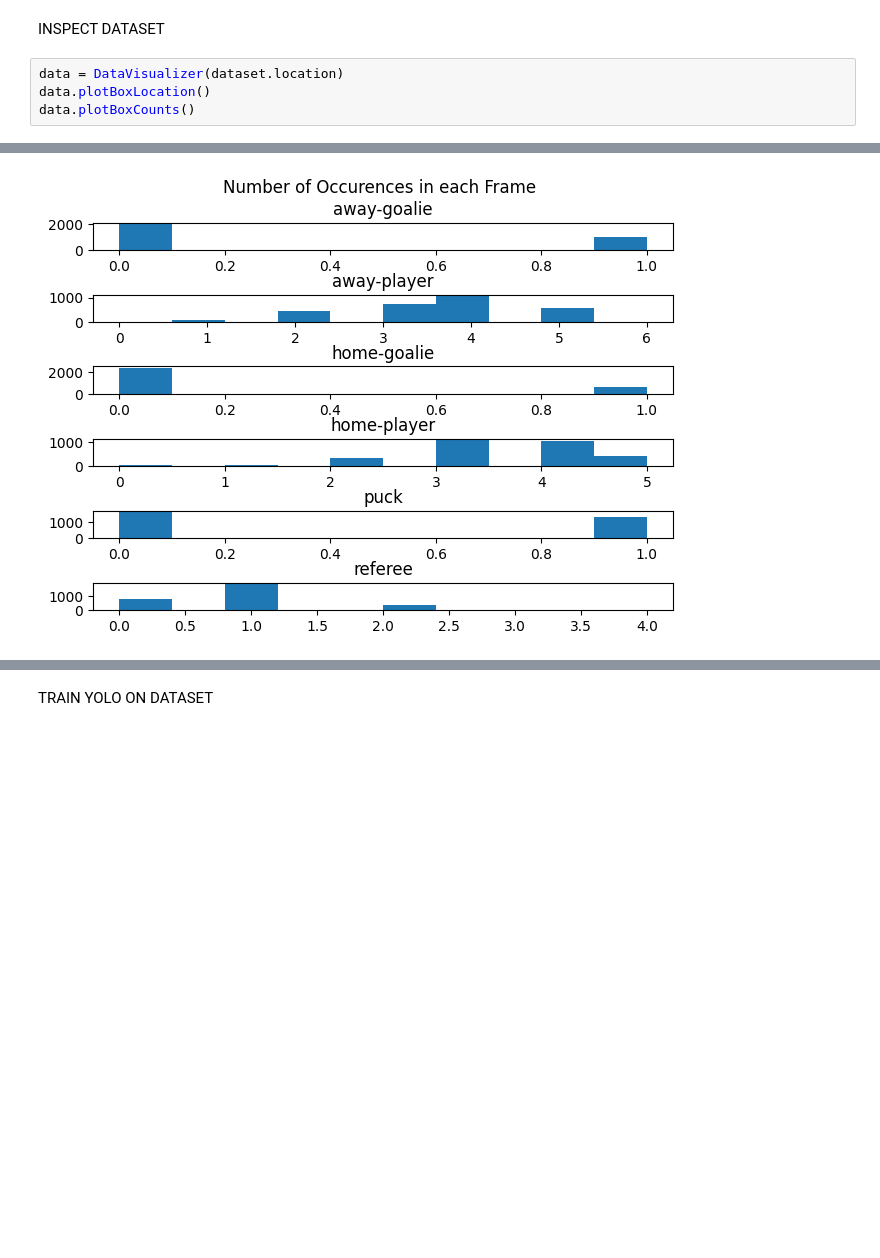
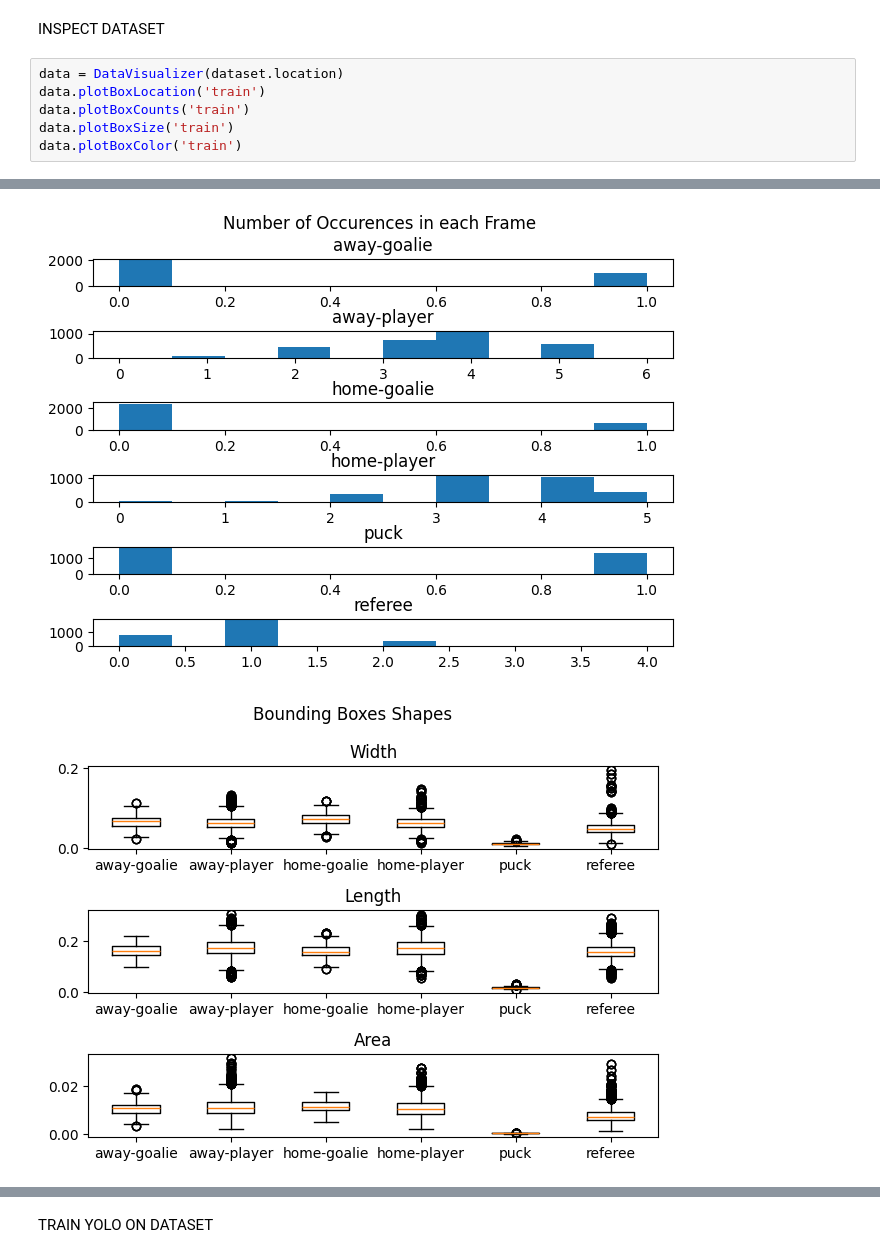
Before and after one commit to NickRomanchuk/nhl_player_tracker, a Jupyter notebook: model_training/model_training_main.ipynb, the cells around one changed output, grey strips where cells are left out. Saved outputs shown, nothing was run; the diff lists cells and outputs as text; blank space fills up the shorter version.

Commit message:
additional charts for inspecting training data

```diff
--- a/model_training/model_training_main.ipynb
+++ b/model_training/model_training_main.ipynb
@@ -25,8 +25,11 @@ loading Roboflow project...
 INSPECT DATASET
 # %%
 data = DataVisualizer(dataset.location)
-data.plotBoxLocation()
-data.plotBoxCounts()
+data.plotBoxLocation('train')
+data.plotBoxCounts('train')
+data.plotBoxSize('train')
+data.plotBoxColor('train')
 # %% [output]
 [figure]
 [figure]
+[figure, added]
```
Also changed, not shown: parts of 2 cells of this notebook, 1 other file.
